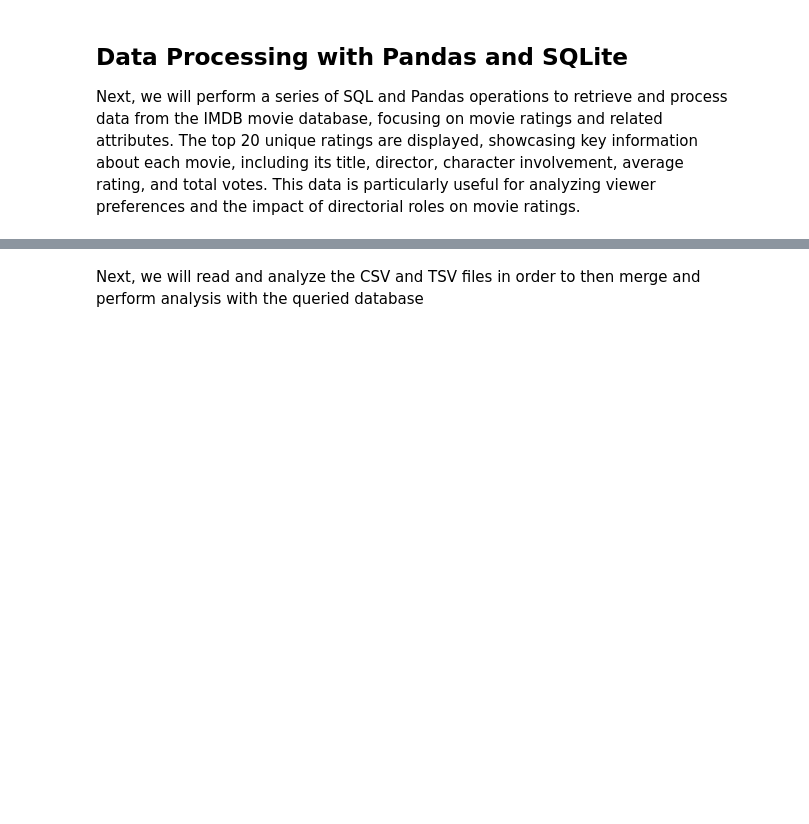
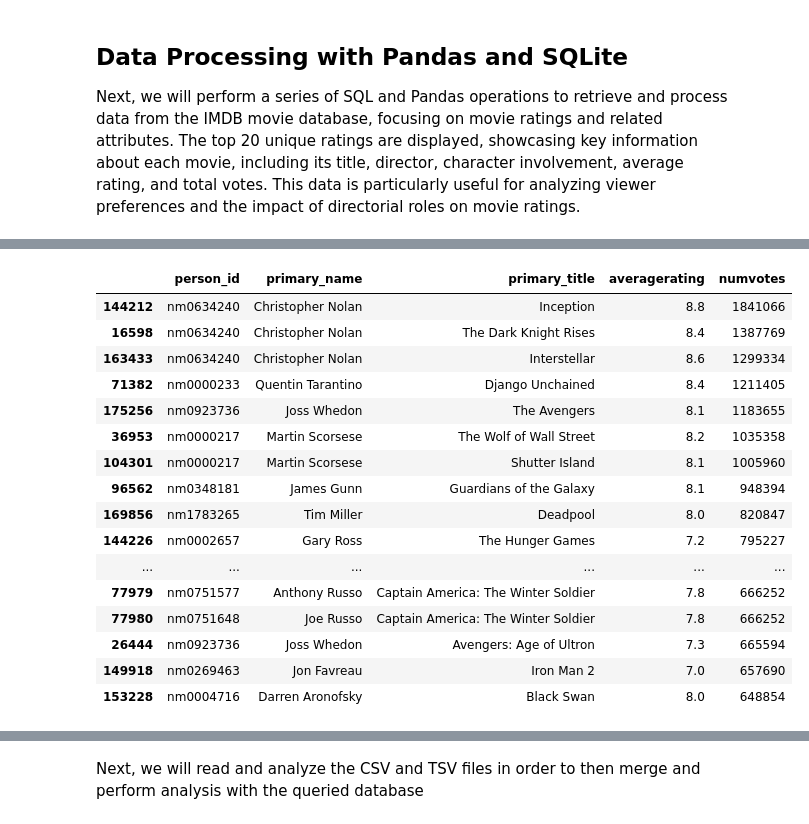
Before and after one commit to nealiyer88/dsc-phase-2-project, a Jupyter notebook: student.ipynb, the cells around one changed output, grey strips where cells are left out. Saved outputs shown, nothing was run; the diff lists cells and outputs as text; code cells hidden in the pictures; blank space fills up the shorter version.

Commit message:
rough work, playing around with director ratings, possible improved analysis

```diff
--- a/student.ipynb
+++ b/student.ipynb
@@ -162,3 +162,55 @@ top_20_unique_ratings
 | 266 | Thor | Kenneth Branagh | 2011 | Action,Adventure,Fantasy | 7.0 | 683264 |
 | 96 | Toy Story 3 | Lee Unkrich | 2010 | Adventure,Animation,Comedy | 8.3 | 682218 |
 | 44472 | The Martian | Ridley Scott | 2015 | Adventure,Drama,Sci-Fi | 8.0 | 680116 |
+# %%
+query5 = '''
+    SELECT
+        p.person_id,
+        p.primary_name,
+        d.movie_id,
+        mb.primary_title,
+        mr.averagerating,
+        mr.numvotes
+    FROM
+        directors d
+    JOIN
+        persons p ON d.person_id = p.person_id
+    JOIN
+        movie_basics mb ON d.movie_id = mb.movie_id
+    JOIN
+        movie_ratings mr ON d.movie_id = mr.movie_id
+'''
+
+# Assuming 'conn' is already your active connection to the SQLite database
+result5 = pd.read_sql_query(query5, conn)
+# Assuming result5 is already defined as before
+
+# Remove duplicates based on 'person_id' and 'movie_id'
+result5_unique = result5.drop_duplicates(subset=['person_id', 'movie_id'])
+
+# Drop the 'movie_id' column
+result5_unique = result5_unique.drop(columns=['movie_id'])
+
+# Sort the result by 'numvotes' and 'averagerating' in descending order
+result5_sorted = result5_unique.sort_values(by=['numvotes', 'averagerating'], ascending=False)
+
+
+result5_sorted.head(30)
+# %% [output]
+|  | person_id | primary_name | primary_title | averagerating | numvotes |
+| 144212 | nm0634240 | Christopher Nolan | Inception | 8.8 | 1841066 |
+| 16598 | nm0634240 | Christopher Nolan | The Dark Knight Rises | 8.4 | 1387769 |
+| 163433 | nm0634240 | Christopher Nolan | Interstellar | 8.6 | 1299334 |
+| 71382 | nm0000233 | Quentin Tarantino | Django Unchained | 8.4 | 1211405 |
+| 175256 | nm0923736 | Joss Whedon | The Avengers | 8.1 | 1183655 |
+| 36953 | nm0000217 | Martin Scorsese | The Wolf of Wall Street | 8.2 | 1035358 |
+| 104301 | nm0000217 | Martin Scorsese | Shutter Island | 8.1 | 1005960 |
+| 96562 | nm0348181 | James Gunn | Guardians of the Galaxy | 8.1 | 948394 |
+| 169856 | nm1783265 | Tim Miller | Deadpool | 8.0 | 820847 |
+| 144226 | nm0002657 | Gary Ross | The Hunger Games | 7.2 | 795227 |
+| ... | ... | ... | ... | ... | ... |
+| 77979 | nm0751577 | Anthony Russo | Captain America: The Winter Soldier | 7.8 | 666252 |
+| 77980 | nm0751648 | Joe Russo | Captain America: The Winter Soldier | 7.8 | 666252 |
+| 26444 | nm0923736 | Joss Whedon | Avengers: Age of Ultron | 7.3 | 665594 |
+| 149918 | nm0269463 | Jon Favreau | Iron Man 2 | 7.0 | 657690 |
+| 153228 | nm0004716 | Darren Aronofsky | Black Swan | 8.0 | 648854 |
```
Also changed, not shown: parts of 2 cells of this notebook, 1 other file.
